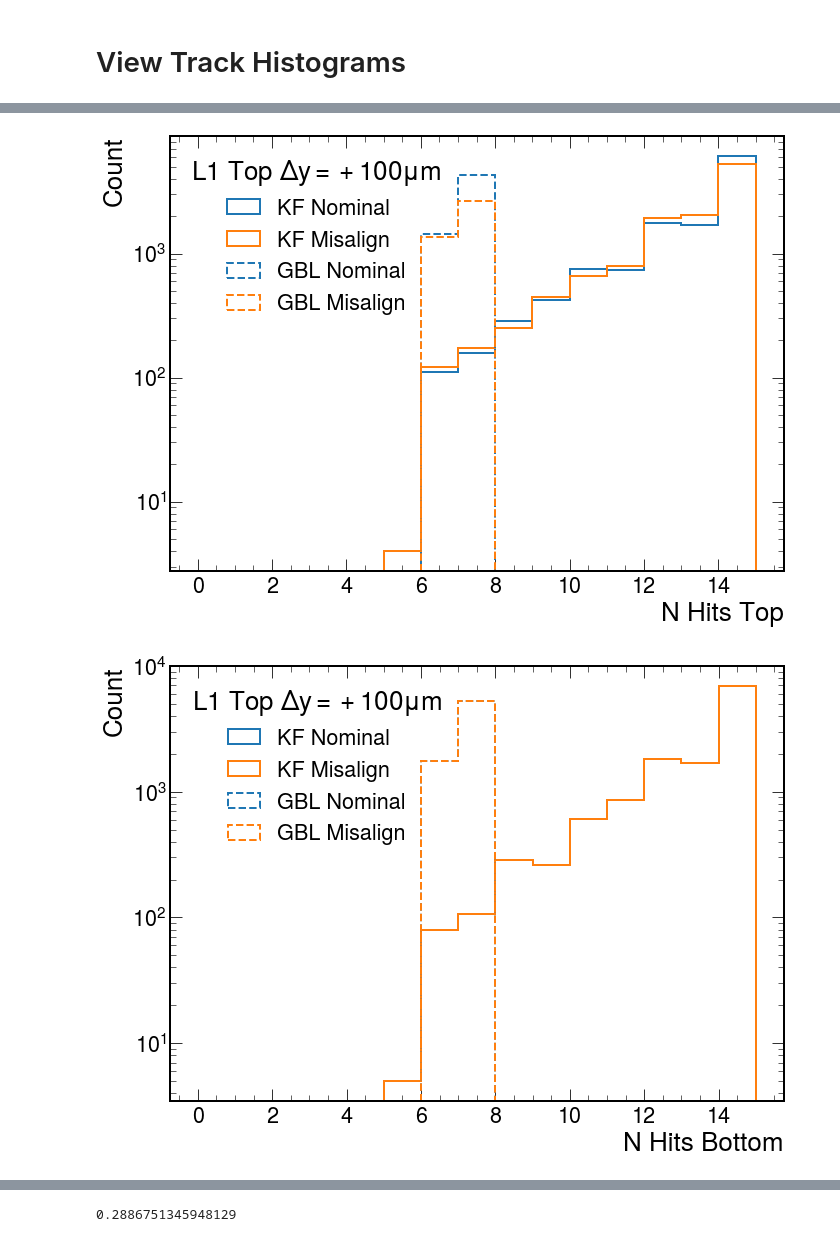
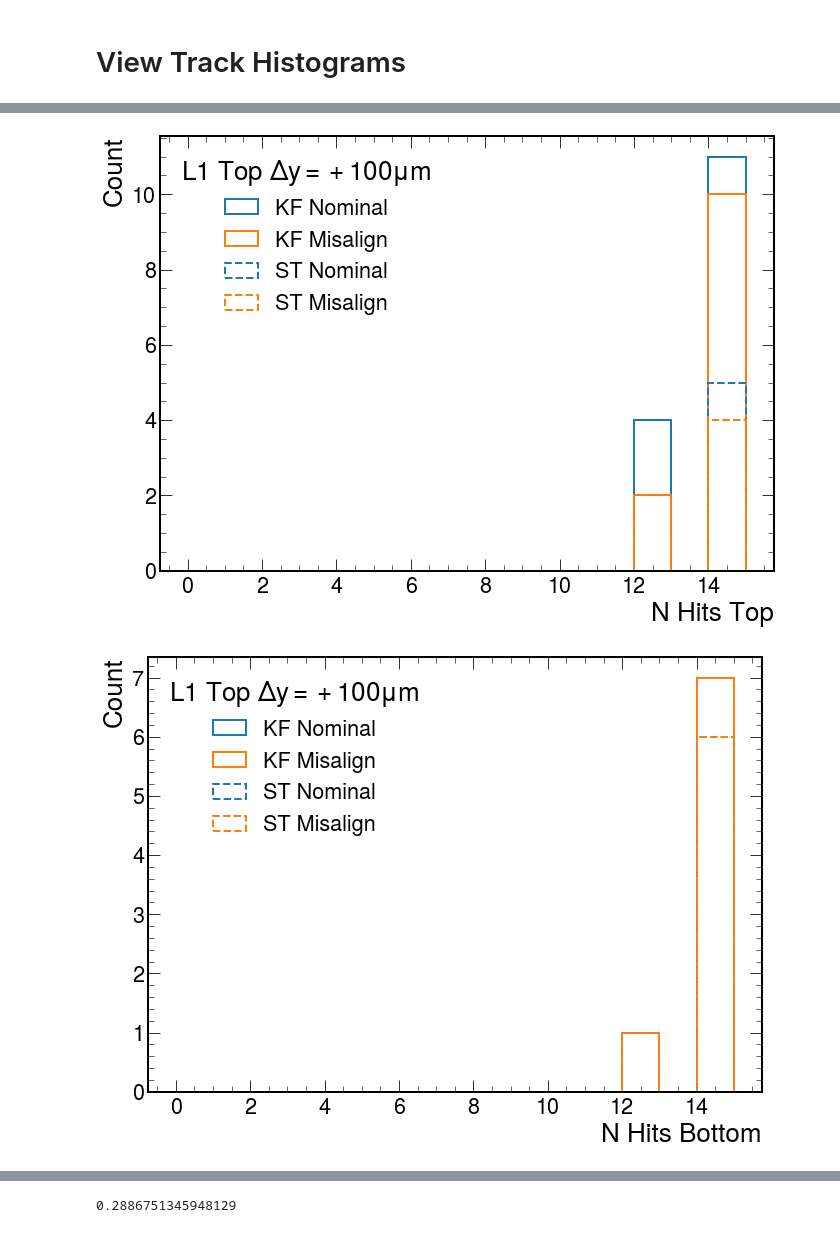
Before and after one commit to tomeichlersmith/hps, a Jupyter notebook: alignment/view.ipynb, the cells around one changed output, grey strips where cells are left out. Cells and saved outputs as stored; diff of their text form; code cells hidden in the pictures.

```diff
--- a/alignment/view.ipynb
+++ b/alignment/view.ipynb
@@ -7,14 +7,17 @@ import hist
 from _differ import Differ
 import mplhep
 plt.style.use(mplhep.style.ROOT)
+
+def diff(title, pass_name) :
+    return Differ(title,
+           (f'kf/HPS_Nominal_2019SensorSurvey_iter0/{pass_name}_gblplots.root',
+            'KF Nominal', dict(ls='solid', color='tab:blue')),
+           (f'kf/HPS_2019_L1ty100um_iter0/{pass_name}_gblplots.root',
+            'KF Misalign', dict(ls='solid', color='tab:orange')),
+           (f'st/HPS_Nominal_2019SensorSurvey_iter0/{pass_name}_gblplots.root',
+            'ST Nominal', dict(ls='dashed', color='tab:blue')),
+           (f'st/HPS_2019_L1ty100um_iter0/{pass_name}_gblplots.root',
+            'ST Misalign', dict(ls='dashed', color='tab:orange'))
+          )
 # %%
-d = Differ('L1 Top $\Delta y = +100 \mu$m',
-           ('kf/HPS_Nominal_2019SensorSurvey_iter0/kf_HPS_Nominal_2019SensorSurvey_iter0_gblplots.root',
-            'KF Nominal', dict(ls='solid', color='tab:blue')),
-           ('kf/HPS_2019_L1ty100um_iter0/kf_HPS_2019_L1ty100um_iter0_kfgblplots.root',
-            'KF Misalign', dict(ls='solid', color='tab:orange')),
-           ('gbl/HPS_Nominal_2019SensorSurvey_iter0/gbl_HPS_Nominal_2019SensorSurvey_iter0_gblplots.root',
-            'GBL Nominal', dict(ls='dashed', color='tab:blue')),
-           ('gbl/HPS_2019_L1ty100um_iter0/gbl_HPS_2019_L1ty100um_iter0_gblplots.root',
-            'GBL Misalign', dict(ls='dashed', color='tab:orange'))
-          )
+d = diff('L1 Top $\Delta y = +100 \mu$m', 'debug')
@@ -35,6 +24,6 @@ for name, hist in sensors :
 # %%
-d.plot1d('trk_params/nHits_top','N Hits Top',ylabel='Count',legend_kw=dict(loc='upper left'))
-d.plot1d('trk_params/nHits_bottom', 'N Hits Bottom', ylabel='Count', legend_kw=dict(loc='upper left'))
+d.plot1d('trk_params/nHits_top','N Hits Top',ylabel='Count',yscale='linear',legend_kw=dict(loc='upper left'))
+d.plot1d('trk_params/nHits_bottom', 'N Hits Bottom', ylabel='Count', yscale='linear', legend_kw=dict(loc='upper left'))
 # %% [output]
-[figure, old version]
+[figure, new version]
-[figure, old version]
+[figure, new version]
```
Also changed, not shown: parts of 2 cells of this notebook, 1 other file.
